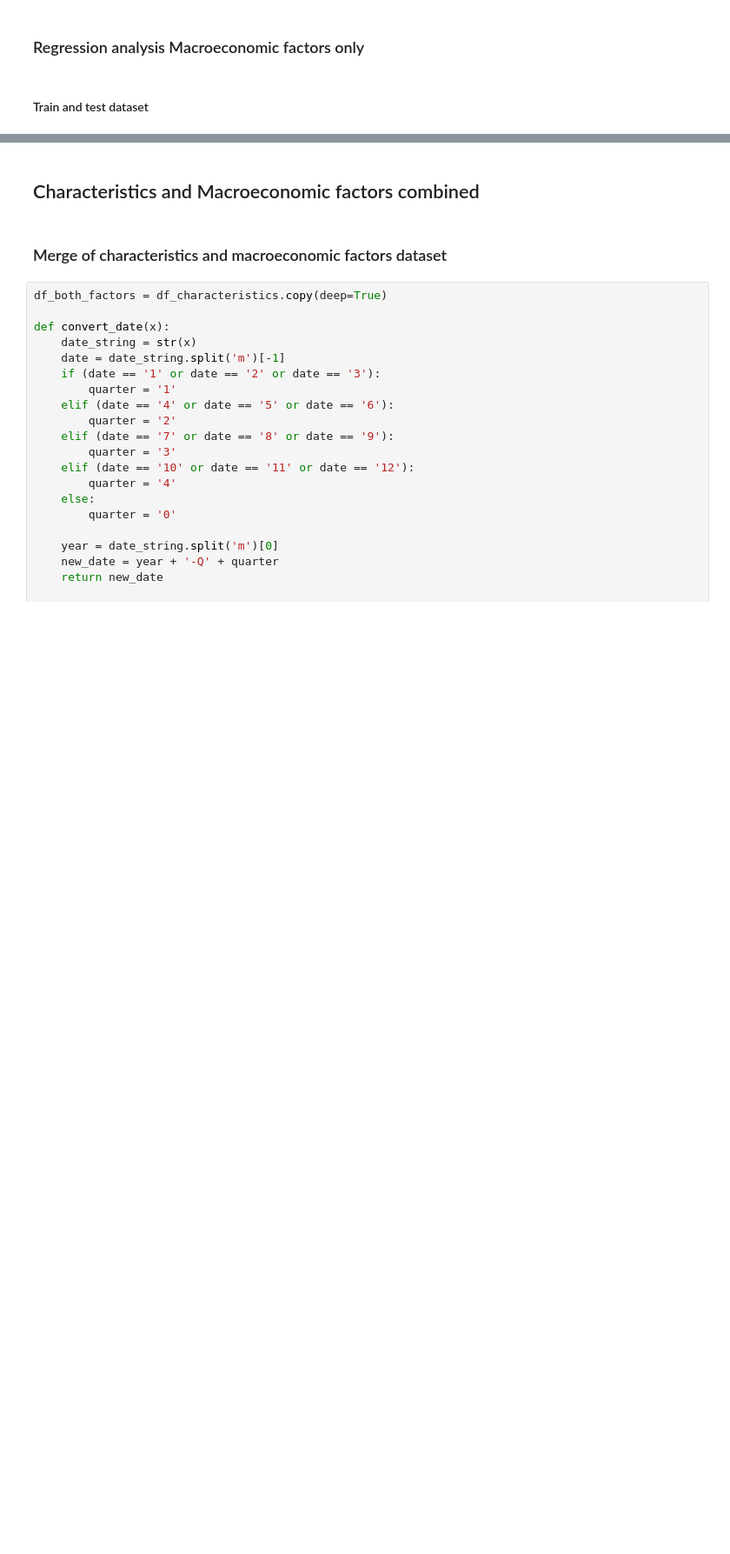
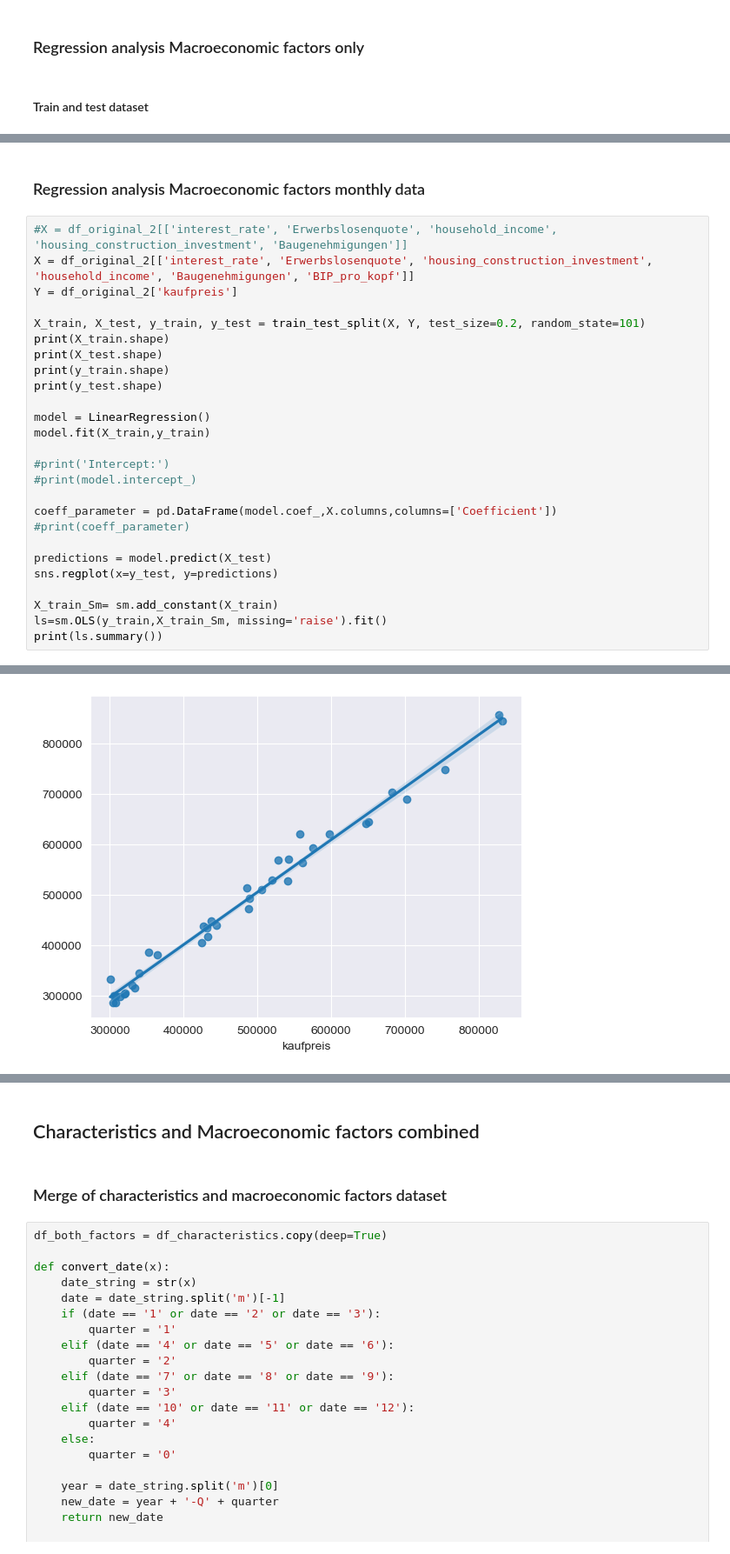
Before and after one commit to pvseydlitz/BachelorThesis, a Jupyter notebook: regression_hk_cities.ipynb, the cells around one changed output, grey strips where cells are left out. Shown at 87% size. Saved outputs shown, nothing was run; the diff lists cells and outputs as text; blank space fills up the shorter version.

Commit message:
Add monthly analysis for macroeconomic data

```diff
--- a/regression_hk_cities.ipynb
+++ b/regression_hk_cities.ipynb
@@ -522,0 +852,29 @@ stargazer_tab
+# %% [markdown]
+### Regression analysis Macroeconomic factors monthly data
+# %%
+#X = df_original_2[['interest_rate', 'Erwerbslosenquote', 'household_income', 'housing_construction_investment', 'Baugenehmigungen']]
+X = df_original_2[['interest_rate', 'Erwerbslosenquote', 'housing_construction_investment', 'household_income', 'Baugenehmigungen', 'BIP_pro_kopf']]
+Y = df_original_2['kaufpreis']
+
+X_train, X_test, y_train, y_test = train_test_split(X, Y, test_size=0.2, random_state=101)
+print(X_train.shape)
+print(X_test.shape)
+print(y_train.shape)
+print(y_test.shape)
+
+model = LinearRegression()
+model.fit(X_train,y_train)
+
+#print('Intercept:')
+#print(model.intercept_)
+
+coeff_parameter = pd.DataFrame(model.coef_,X.columns,columns=['Coefficient'])
+#print(coeff_parameter)
+
+predictions = model.predict(X_test)
+sns.regplot(x=y_test, y=predictions)
+
+X_train_Sm= sm.add_constant(X_train)
+ls=sm.OLS(y_train,X_train_Sm, missing='raise').fit()
+print(ls.summary())
+# %% [output]
@@ -522,0 +898 @@ stargazer_tab
+[figure, added]
```
Also changed, not shown: parts of 24 cells of this notebook, 5 other files.
